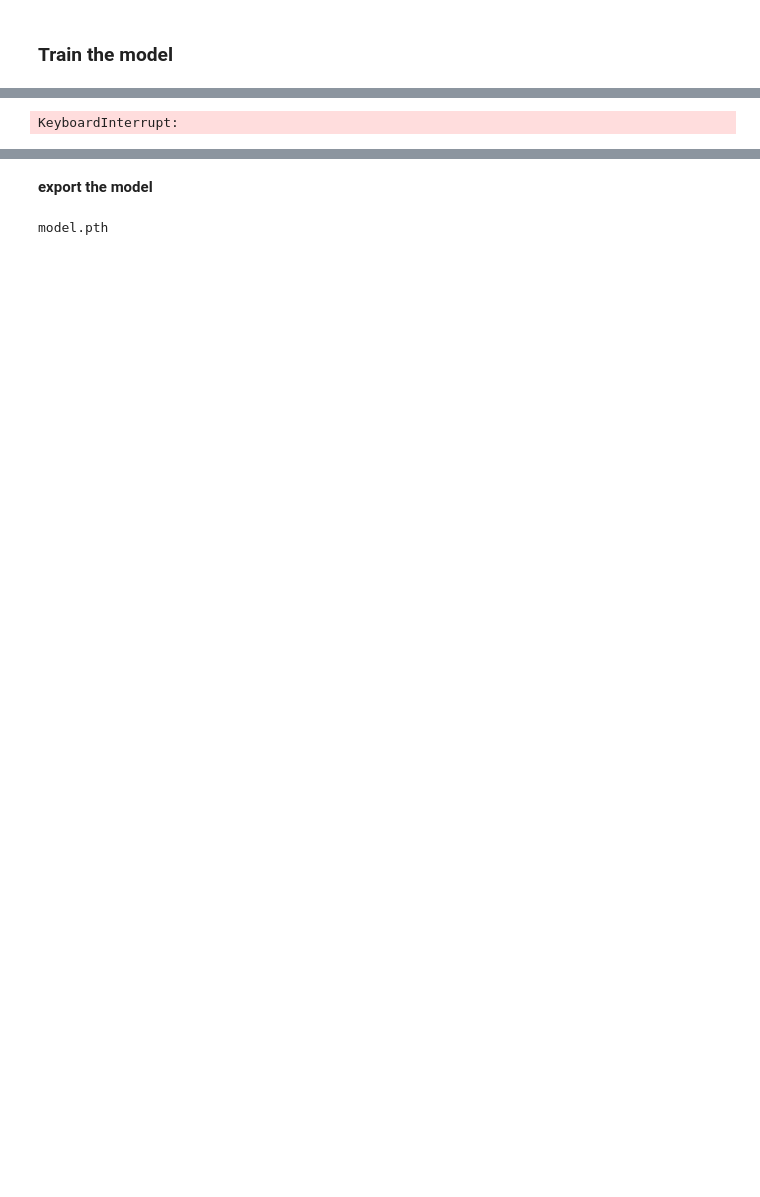
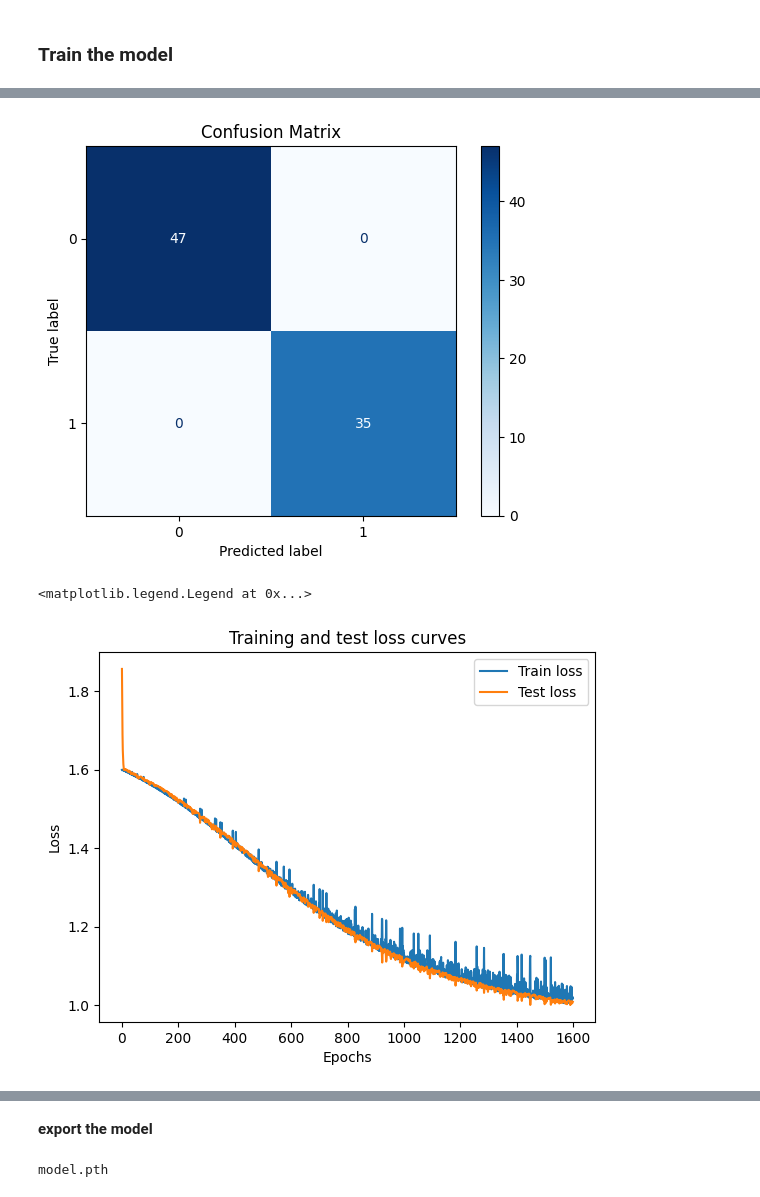
Before and after one commit to kevinsu-rgb/Senior_Design_TI_Project, a Jupyter notebook: modifying_ti_example.ipynb, the cells around one changed output, grey strips where cells are left out. Saved outputs shown, nothing was run; the diff lists cells and outputs as text; code cells hidden in the pictures; blank space fills up the shorter version.

Commit message:
this one includes the heatmap

```diff
--- a/modifying_ti_example.ipynb
+++ b/modifying_ti_example.ipynb
@@ -700,6 +363,7 @@ def accuracy_fn(y_true, y_pred):
 ### Train the model
 # %%
 !pip install torchmetrics
+import torchmetrics
 from torchmetrics.classification import MulticlassF1Score
 from sklearn.metrics import confusion_matrix, ConfusionMatrixDisplay
 
@@ -730,11 +394,11 @@ for epoch in range(NUM_EPOCHS):
     ### Training
     train_loss = 0
     # Add a loop to loop through training batches
-    for batch, (X, y) in enumerate(train_dataloader):
+    for batch, (X_pc, X_hm, y) in enumerate(train_dataloader):
         model_0.train()
         # 1. Forward pass
-        X, y = X.to(device), y.to(device)
-        y_pred = model_0(X)
+        X_pc, X_hm, y = X_pc.to(device), X_hm.to(device), y.to(device)
+        y_pred = model_0(X_pc, X_hm)
 
         # 2. Calculate loss (per batch)
         y = y.squeeze().long()
@@ -765,27 +429,21 @@ for epoch in range(NUM_EPOCHS):
 
     # Calculations on test metrics should happen inside torch.inference_mode()
     with torch.inference_mode():
-        for X, y in test_dataloader:
-            # 1. Forward pass
-            X, y = X.to(device), y.to(device)
-            test_pred = model_0(X)
+        for X_pc, X_hm, y in test_dataloader:
+            X_pc, X_hm, y = X_pc.to(device), X_hm.to(device), y.to(device)
+            test_pred = model_0(X_pc, X_hm)
 
-            # 2. Calculate loss (accumulatively)
             y = y.squeeze().long()
             loss = loss_fn(test_pred, y)
-            test_loss += loss_fn(test_pred, y)  # accumulatively add up the loss per epoch
+            test_loss += loss_fn(test_pred, y)
 
-            # 3. Calculate accuracy
             test_acc += accuracy_fn(y_true=y, y_pred=test_pred)
 
-            # Convert logits to class labels
             predicted_labels = torch.argmax(test_pred, dim=1)
 
-            # Store predictions and true labels
             all_preds.extend(predicted_labels)
             all_labels.extend(y)
 
-            # Calculate Hamming Distance Between predictions and correct categories
             a = predicted_labels.tolist()
             b = y.tolist()
 
@@ -793,40 +451,25 @@ for epoch in range(NUM_EPOCHS):
                 if a[i] != b[i]:
                     distance += 1
 
-                    # Divide total test loss by length of test dataloader (per batch)
         test_loss /= len(test_dataloader)
 
-        # Divide total accuracy by length of test dataloader (per batch)
         test_acc /= len(test_dataloader)
 
-    ## Print out what's happening in the epoch loop
     if epoch % (NUM_EPOCHS / 10) == 0 or epoch == NUM_EPOCHS - 1:
         print(f"EPOCH: {epoch} | F1: {f1(test_pred, y):.5f}")
         print(f"Train loss: {train_loss:.5f} | Test loss: {test_loss:.5f}, Test acc: {test_acc:.2f}%")
         print(f'Distance: {distance}')
 
-    # keep a history to view loss curves. Detach the tensors from the computation graphs.
     epoch_count.append(epoch)
     train_loss_values.append(train_loss.detach())
     test_loss_values.append(test_loss.detach())
 
-# Need to do convert the tensors to lists otherwise you will get a TypeError when using CUDA
 if device == "cuda":
     all_labels = [x.item() for x in all_labels]
     all_preds = [x.item() for x in all_preds]
     train_loss_values = [x.item() for x in train_loss_values]
     test_loss_values = [x.item() for x in test_loss_values]
 
-# Compute confusion matrix
-cm = confusion_matrix(all_labels, all_preds)
-
-# Display confusion matrix
-disp = ConfusionMatrixDisplay(confusion_matrix=cm)
-disp.plot(cmap="Blues")
-plt.title("Confusion Matrix")
-plt.show()
-
-# Plot the loss curves
 plt.plot(epoch_count, train_loss_values, label="Train loss")
 plt.plot(epoch_count, test_loss_values, label="Test loss")
 plt.title("Training and test loss curves")
@@ -854 +497,3 @@ Requirement already satisfied: fsspec>=0.8.5 in /usr/local/lib/python3.12/dist-p
+[figure, added]
-KeyboardInterrupt:
+<matplotlib.legend.Legend at 0x...>
+[figure, added]
```
Also changed, not shown: parts of 12 cells of this notebook.
